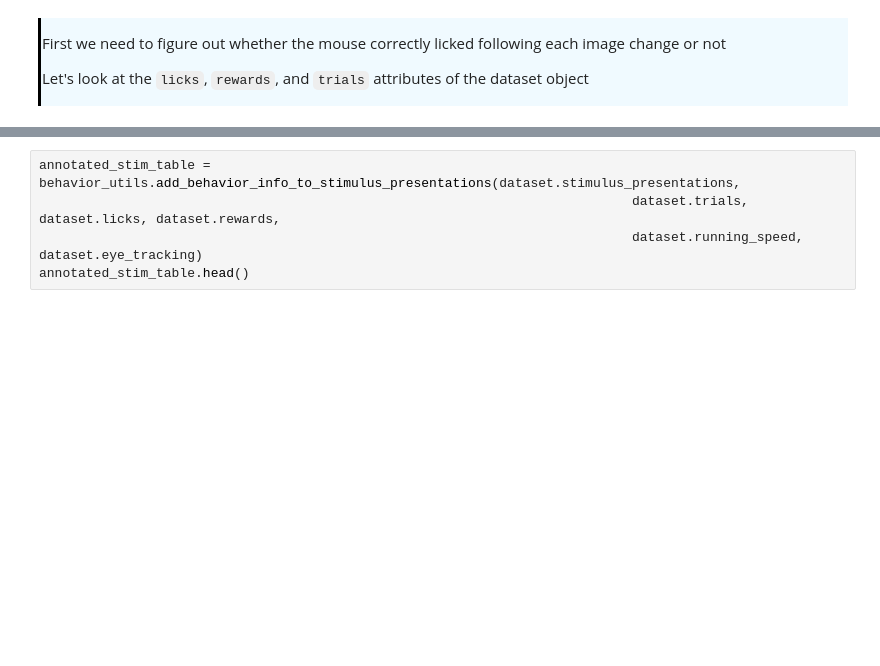
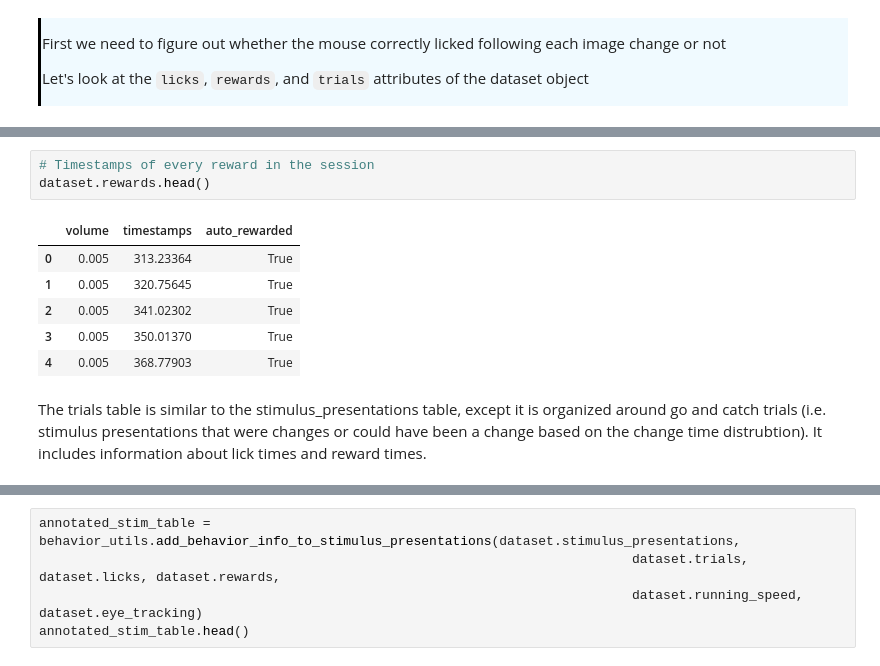
Before and after one commit to mattjdavis/SWDB_2024_Physiology, a Jupyter notebook: code/dev/SWDB2024_Day2_Workshop1_draft.ipynb, the cells around one changed output, grey strips where cells are left out. Saved outputs shown, nothing was run; the diff lists cells and outputs as text; blank space fills up the shorter version.

```diff
--- a/code/dev/SWDB2024_Day2_Workshop1_draft.ipynb
+++ b/code/dev/SWDB2024_Day2_Workshop1_draft.ipynb
@@ -1186,0 +1282,12 @@ This can be found in the `behavior` module
+# %%
+# Timestamps of every reward in the session
+dataset.rewards.head()
+# %% [output]
+|  | volume | timestamps | auto_rewarded |
+| 0 | 0.005 | 313.23364 | True |
+| 1 | 0.005 | 320.75645 | True |
+| 2 | 0.005 | 341.02302 | True |
+| 3 | 0.005 | 350.01370 | True |
+| 4 | 0.005 | 368.77903 | True |
+# %% [markdown]
+The trials table is similar to the stimulus_presentations table, except it is organized around go and catch trials (i.e. stimulus presentations that were changes or could have been a change based on the change time distrubtion). It includes information about lick times and reward times.
```
Also changed, not shown: parts of 72 cells of this notebook.
